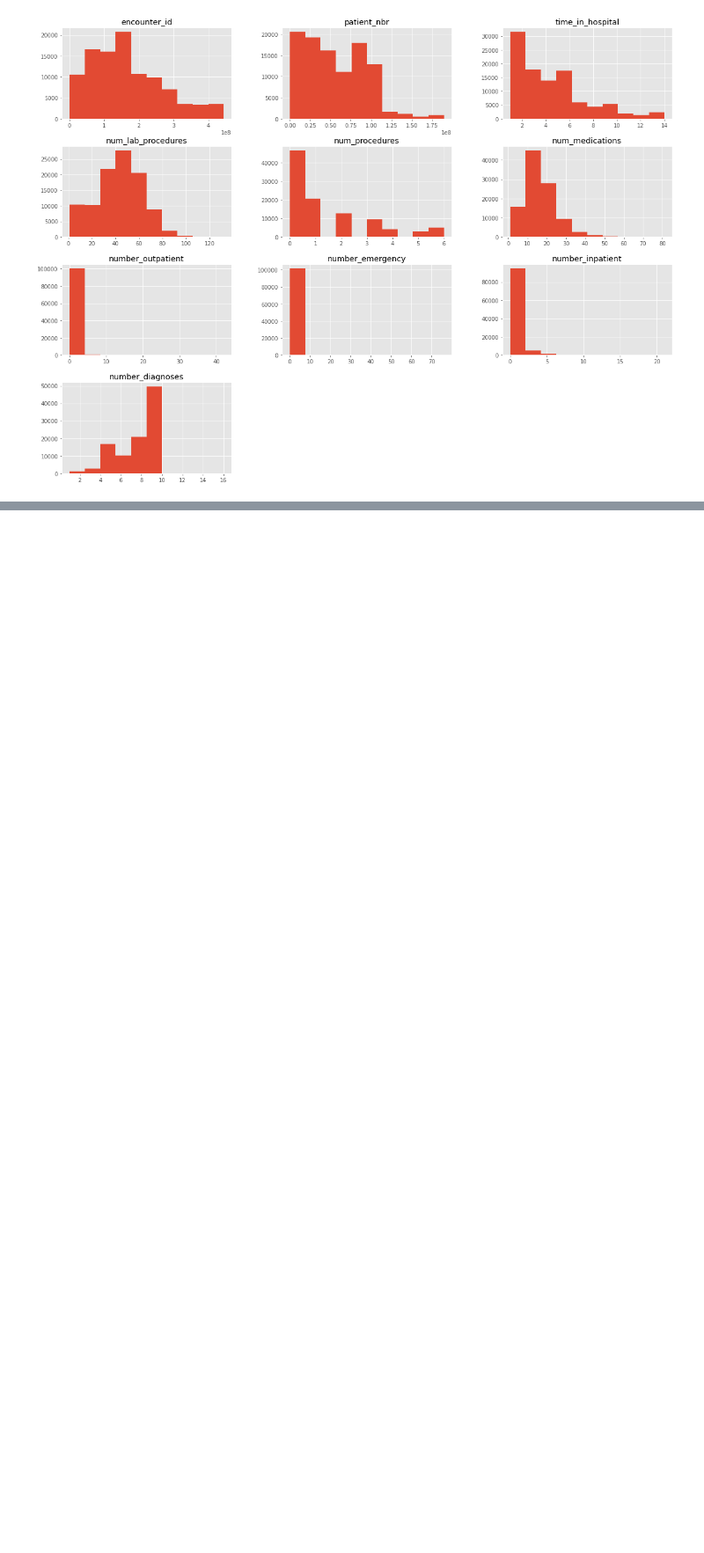
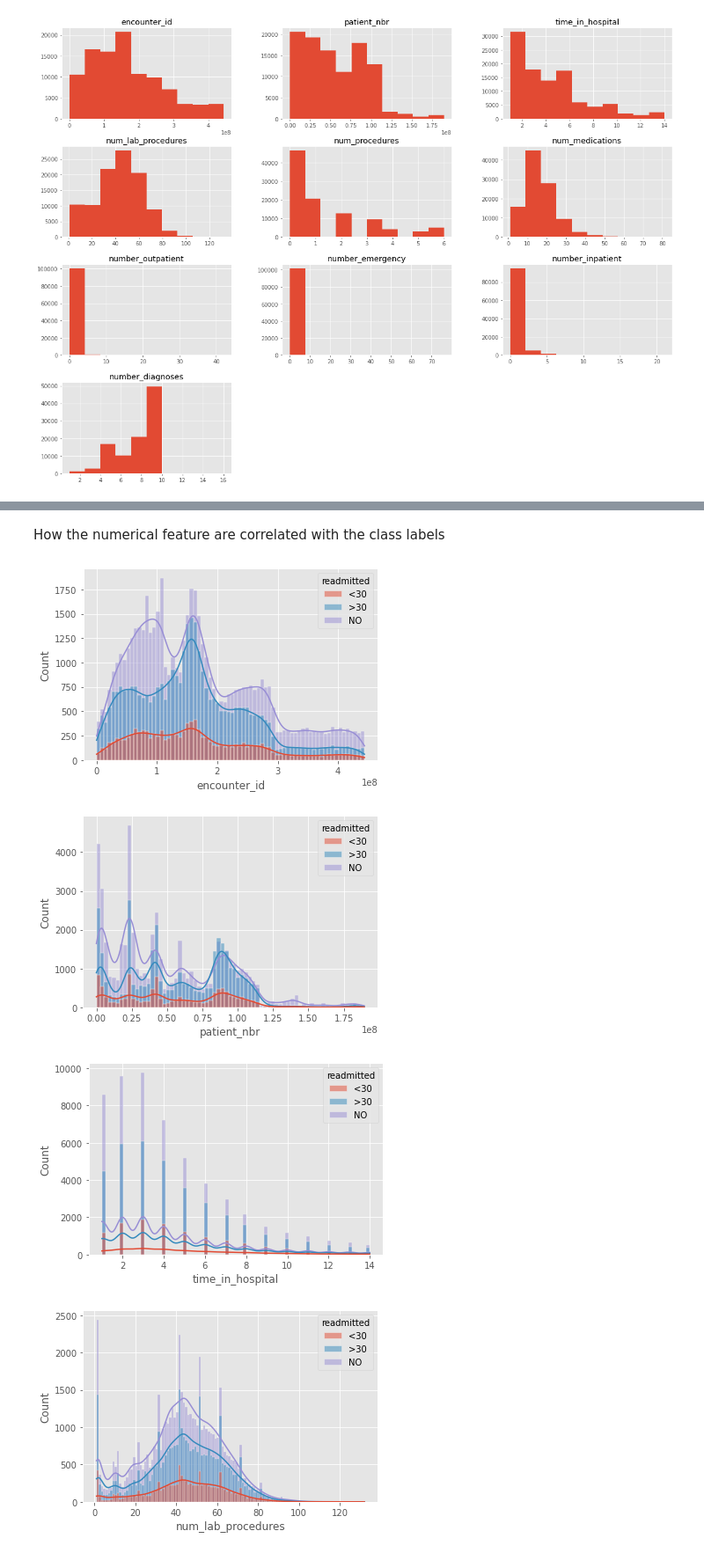
Before and after one commit to MattNot/Diabets_DM_Project, a Jupyter notebook: Diabetics.ipynb, the cells around one changed output, grey strips where cells are left out. Shown: that part at 88% size. Saved outputs shown, nothing was run; the diff lists cells and outputs as text; code cells hidden in the pictures; blank space fills up the shorter version.

Commit message:
added numeric distribution graphic

```diff
--- a/Diabetics.ipynb
+++ b/Diabetics.ipynb
@@ -2,6 +9,8 @@
 import matplotlib.pyplot as plt
 import pandas as pd
 import numpy as np
+import seaborn as sb
 plt.style.use('ggplot')
 
-df = pd.read_csv("dataset_diabetes/diabetic_data.csv", delimiter=',', na_values='?')
+df = pd.read_csv("dataset_diabetes/diabetic_data.csv", low_memory=False, delimiter=',', na_values='?')
+df
@@ -146,0 +153,14 @@ for attribute in categorical_attr:
+# %% [markdown]
+How the numerical feature are correlated with the class labels
+# %%
+numericAttribute = df.select_dtypes(include=['int64']).columns.to_list()
+numericAttribute.append('readmitted')
+
+for attribute in numericAttribute:
+    sb.histplot(x= df[attribute], hue= 'readmitted', data=df[numericAttribute], kde=True)
+    plt.show()
+# %% [output]
+[figure, added]
+[figure, added]
+[figure, added]
+[figure, added]
```
Also changed, not shown: parts of 20 cells of this notebook.
